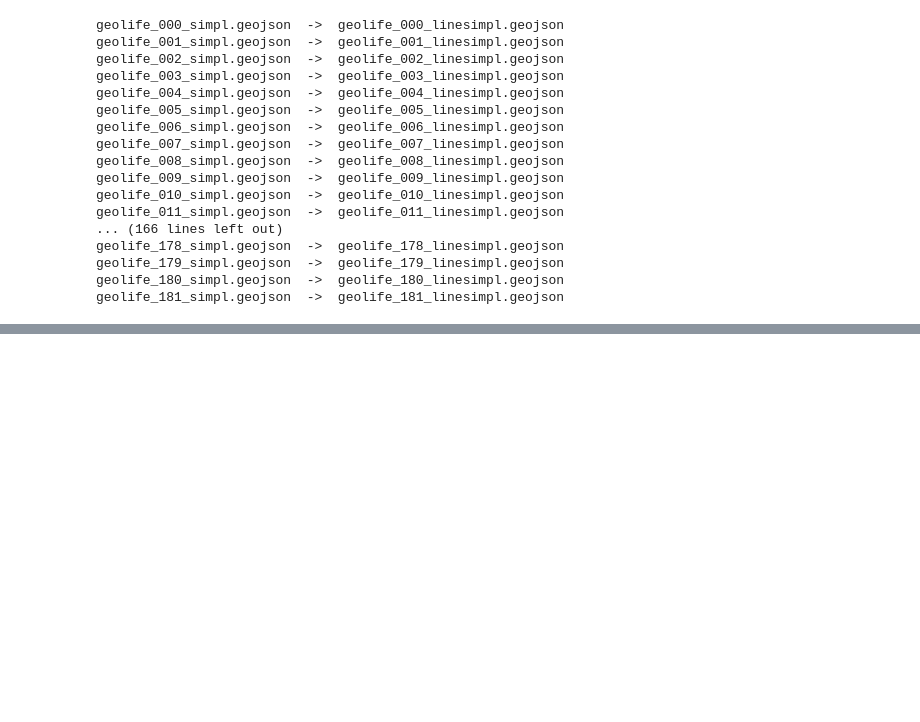
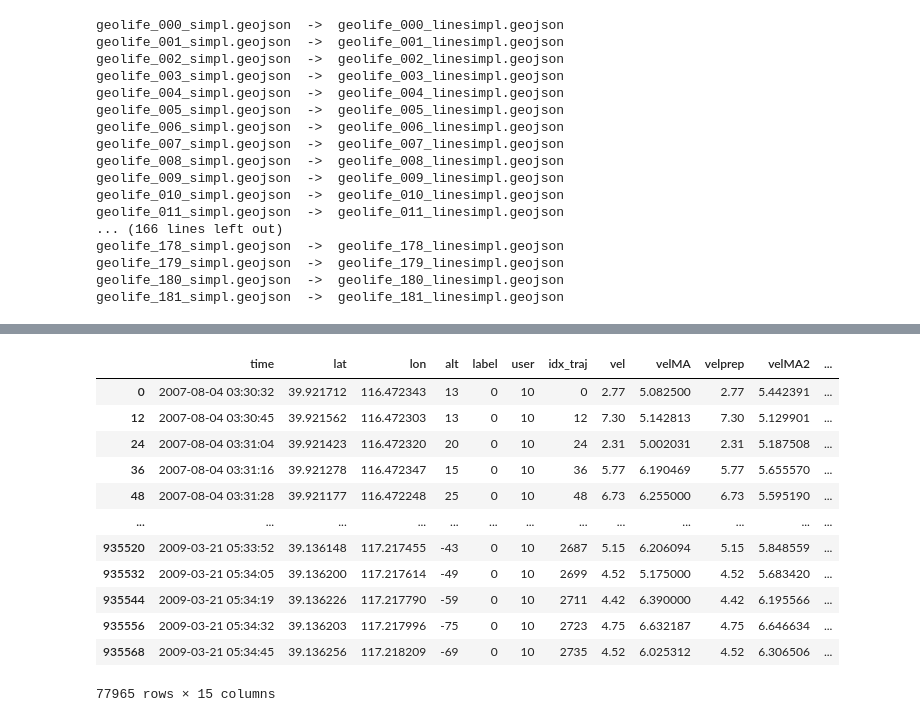
Before and after one commit to FacundoRo/GeoLife, a Jupyter notebook: GeolifePrj_01_df2geojson.ipynb, the cells around one changed output, grey strips where cells are left out. Saved outputs shown, nothing was run; the diff lists cells and outputs as text; code cells hidden in the pictures; blank space fills up the shorter version.

```diff
--- a/GeolifePrj_01_df2geojson.ipynb
+++ b/GeolifePrj_01_df2geojson.ipynb
@@ -262,8 +280,3 @@ def simpl2lines2(xxx):
 # %%
 for i in range(0,182):
     simpl2lines(i)
-# %%
-df = pd.read_pickle("geolife_106.zip")
-df.drop(columns=['time','alt','label','user'],inplace=True)
-df['marker-size']="small"
-df['marker-color']="small"
@@ -283,0 +445,16 @@ gdf = geopandas.GeoDataFrame(
+# %%
+df.iloc[::12,:]
+# %% [output]
+|  | time | lat | lon | alt | label | user | idx_traj | vel | velMA | velprep | velMA2 | ... |
+| 0 | 2007-08-04 03:30:32 | 39.921712 | 116.472343 | 13 | 0 | 10 | 0 | 2.77 | 5.082500 | 2.77 | 5.442391 | ... |
+| 12 | 2007-08-04 03:30:45 | 39.921562 | 116.472303 | 13 | 0 | 10 | 12 | 7.30 | 5.142813 | 7.30 | 5.129901 | ... |
+| 24 | 2007-08-04 03:31:04 | 39.921423 | 116.472320 | 20 | 0 | 10 | 24 | 2.31 | 5.002031 | 2.31 | 5.187508 | ... |
+| 36 | 2007-08-04 03:31:16 | 39.921278 | 116.472347 | 15 | 0 | 10 | 36 | 5.77 | 6.190469 | 5.77 | 5.655570 | ... |
+| 48 | 2007-08-04 03:31:28 | 39.921177 | 116.472248 | 25 | 0 | 10 | 48 | 6.73 | 6.255000 | 6.73 | 5.595190 | ... |
+| ... | ... | ... | ... | ... | ... | ... | ... | ... | ... | ... | ... | ... |
+| 935520 | 2009-03-21 05:33:52 | 39.136148 | 117.217455 | -43 | 0 | 10 | 2687 | 5.15 | 6.206094 | 5.15 | 5.848559 | ... |
+| 935532 | 2009-03-21 05:34:05 | 39.136200 | 117.217614 | -49 | 0 | 10 | 2699 | 4.52 | 5.175000 | 4.52 | 5.683420 | ... |
+| 935544 | 2009-03-21 05:34:19 | 39.136226 | 117.217790 | -59 | 0 | 10 | 2711 | 4.42 | 6.390000 | 4.42 | 6.195566 | ... |
+| 935556 | 2009-03-21 05:34:32 | 39.136203 | 117.217996 | -75 | 0 | 10 | 2723 | 4.75 | 6.632187 | 4.75 | 6.646634 | ... |
+| 935568 | 2009-03-21 05:34:45 | 39.136256 | 117.218209 | -69 | 0 | 10 | 2735 | 4.52 | 6.025312 | 4.52 | 6.306506 | ... |
+77965 rows × 15 columns
```
Also changed, not shown: parts of 23 cells of this notebook, 3 other files.
